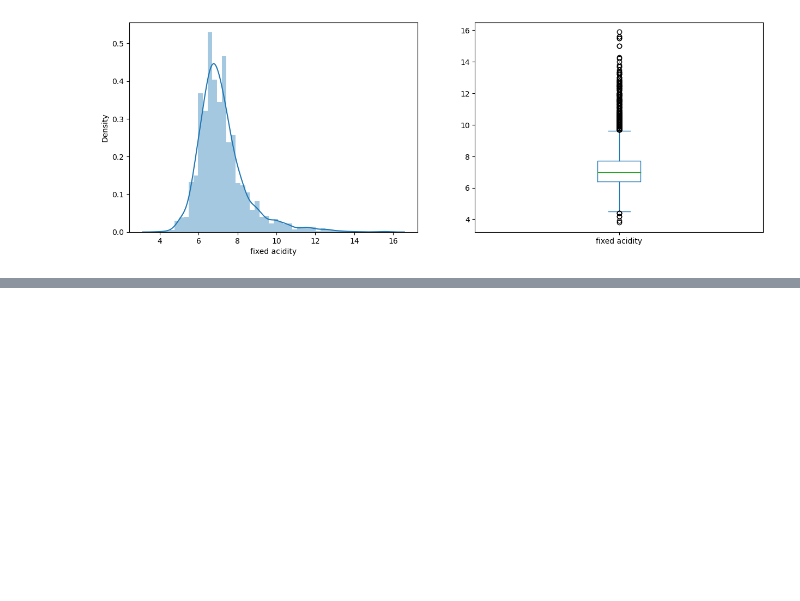
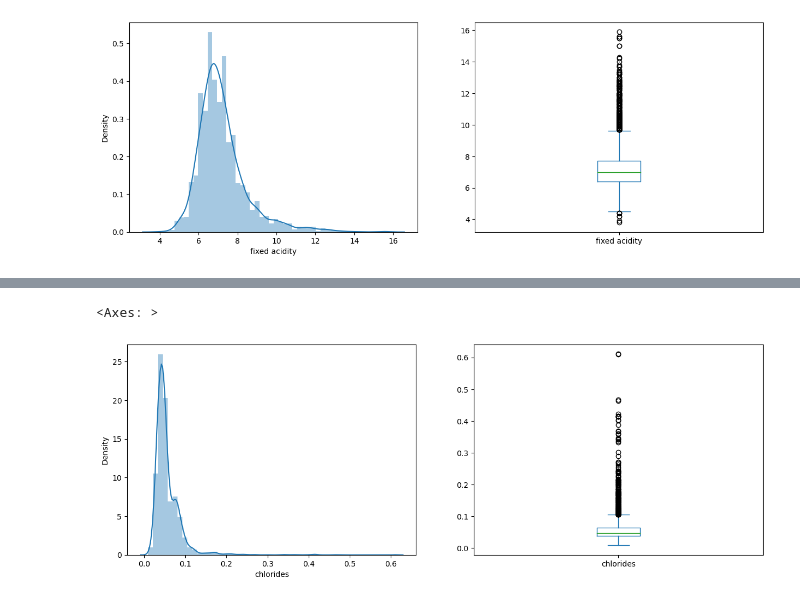
Before and after one commit to PixelQuinn/wine-quality-prediction, a Jupyter notebook: Wine Quality Prediction.ipynb, the cells around one changed output, grey strips where cells are left out. Cells and saved outputs as stored; diff of their text form; code cells hidden in the pictures; blank space fills up the shorter version.

```diff
--- a/Wine Quality Prediction.ipynb
+++ b/Wine Quality Prediction.ipynb
@@ -110,0 +136,9 @@ wine['fixed acidity'].plot.box(figsize=(15,5))
+# %%
+plt.figure(2)
+plt.subplot(121)
+sns.distplot(wine['chlorides'])
+plt.subplot(122)
+wine['chlorides'].plot.box(figsize=(15,5))
+# %% [output]
+<Axes: >
+[figure, added]
```
Also changed, not shown: parts of 11 cells of this notebook.
